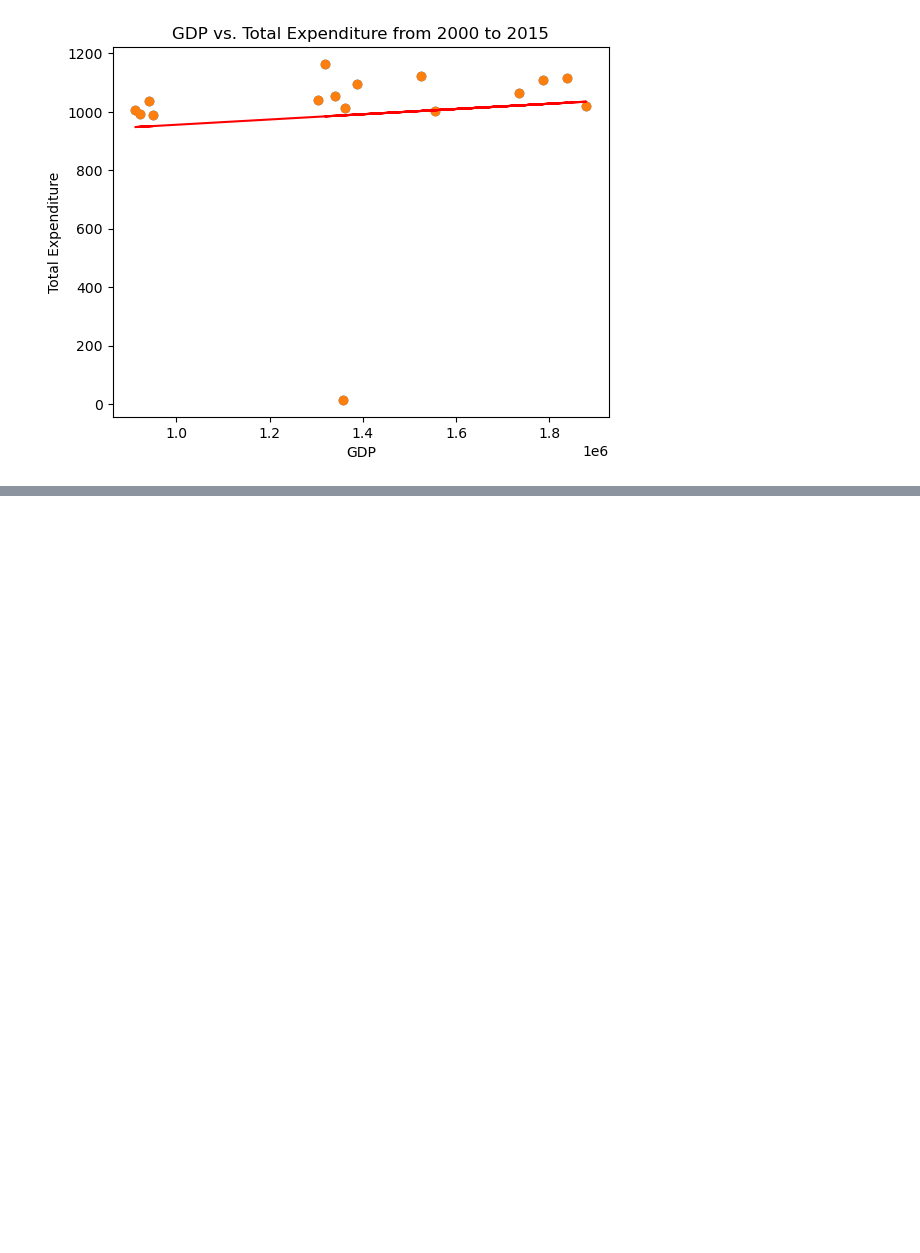
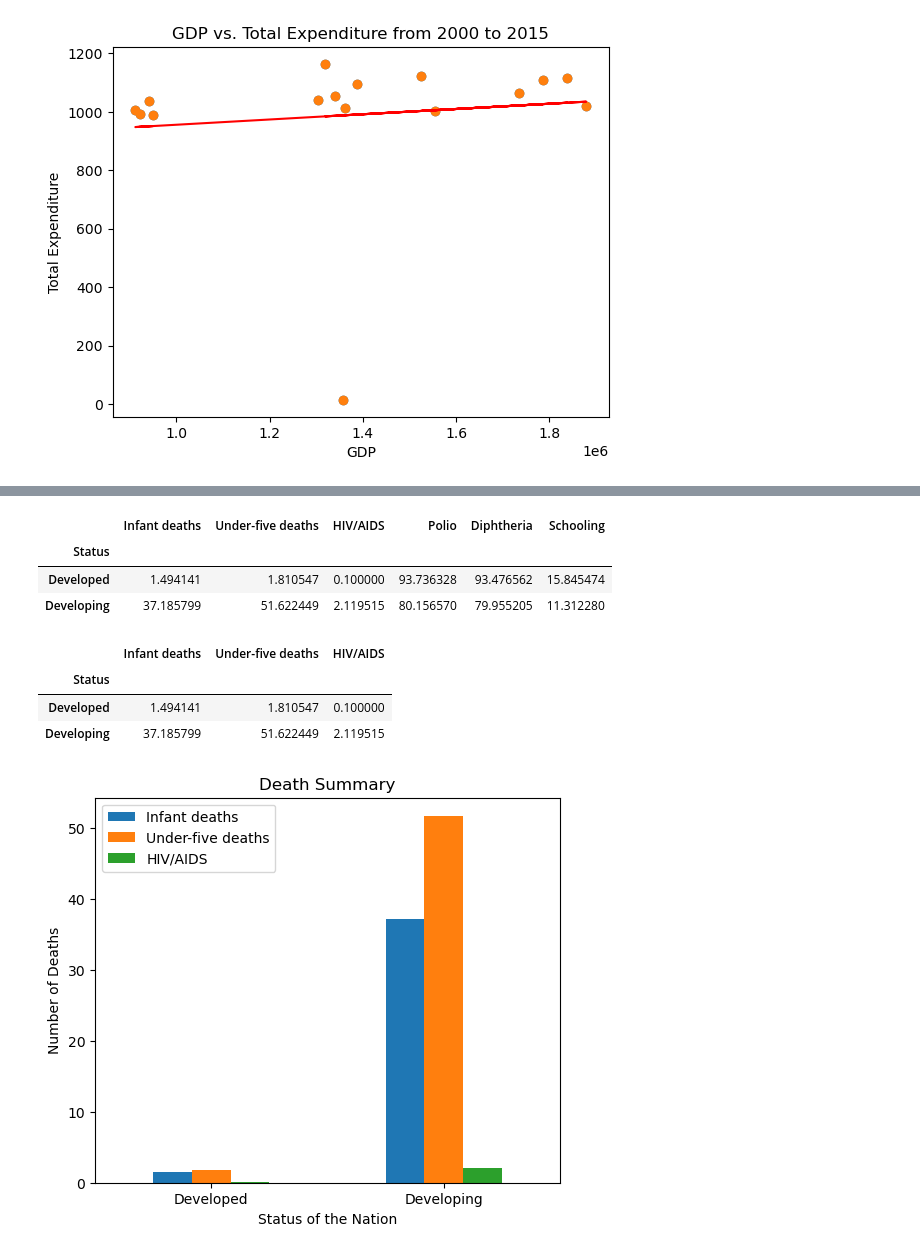
Before and after one commit to msncn/scs-pj1-team11, a Jupyter notebook: pj1_team11.ipynb, the cells around one changed output, grey strips where cells are left out. Cells and saved outputs as stored; diff of their text form; code cells hidden in the pictures; blank space fills up the shorter version.

```diff
--- a/pj1_team11.ipynb
+++ b/pj1_team11.ipynb
@@ -479,0 +482,9 @@ y = 0.0x + 866.04
+# %%
+# Renaming column name and removing the space
+
+life_expectancy = life_expectancy_clean.rename(columns={'Diphtheria ':'Diphtheria'})
+# %%
+# Death Summary - Create a new dataframe with following columns 'Status','Infant deaths','Under-five deaths','HIV/AIDS','Polio','Diphtheria','Schooling'
+
+deaths_df = life_expectancy.loc[:,['Status','Infant deaths','Under-five deaths','HIV/AIDS','Polio','Diphtheria','Schooling']]
+deaths_df.head()
@@ -479,0 +498,26 @@ y = 0.0x + 866.04
+# %%
+# Group by status on the newly created df and find the averages
+
+death_vaccine_summary = deaths_df.groupby(['Status']).mean()
+death_vaccine_summary.head()
+# %% [output]
+|  | Infant deaths | Under-five deaths | HIV/AIDS | Polio | Diphtheria | Schooling |
+| Status |  |  |  |  |  |  |
+| Developed | 1.494141 | 1.810547 | 0.100000 | 93.736328 | 93.476562 | 15.845474 |
+| Developing | 37.185799 | 51.622449 | 2.119515 | 80.156570 | 79.955205 | 11.312280 |
+# %%
+death_summary = death_vaccine_summary.loc[:,['Infant deaths','Under-five deaths','HIV/AIDS']]
+death_summary.head()
+# %% [output]
+|  | Infant deaths | Under-five deaths | HIV/AIDS |
+| Status |  |  |  |
+| Developed | 1.494141 | 1.810547 | 0.100000 |
+| Developing | 37.185799 | 51.622449 | 2.119515 |
+# %%
+death_summary.plot.bar(rot=0, title='Death Summary', figsize=(6,5), fontsize=10, width = 0.5)
+plt.xlabel('Status of the Nation')
+plt.ylabel('Number of Deaths')
+plt.savefig("Outputs/Death_Summary.PNG")
+plt.show()
+# %% [output]
+[figure, added]
```
Also changed, not shown: parts of 6 cells of this notebook, 10 other files.
